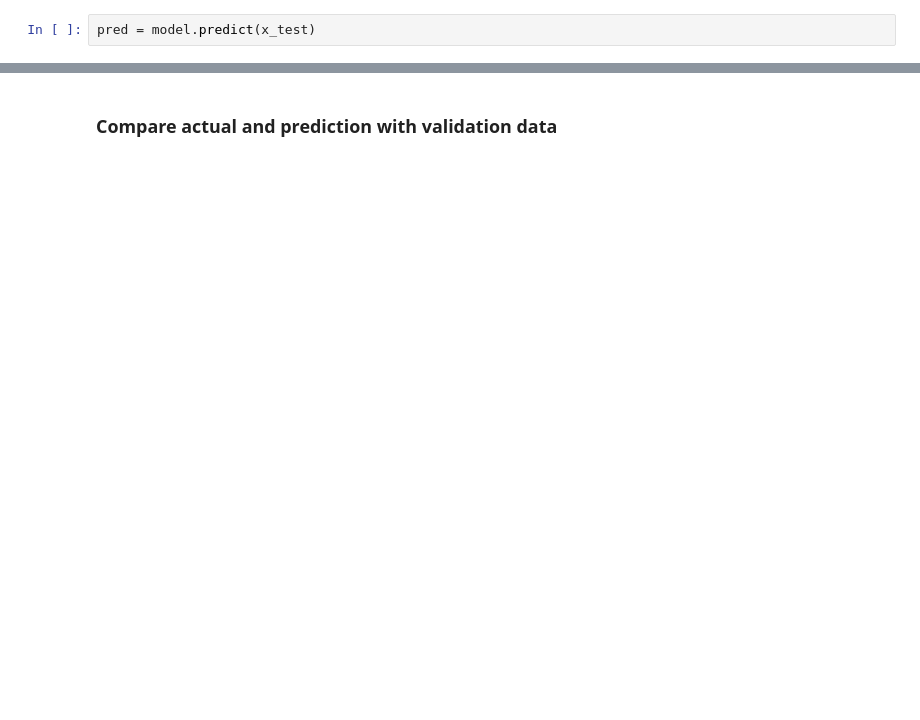
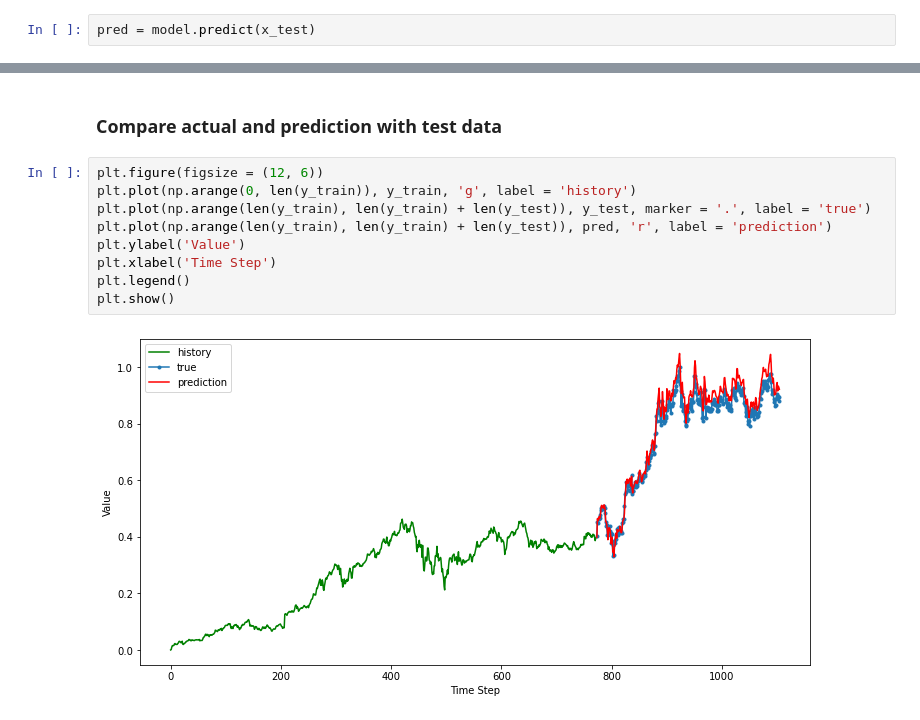
Before and after one commit to jjk-dev/time-series-analysis, a Jupyter notebook: stock-prediction.ipynb, the cells around one changed output, grey strips where cells are left out. Drawn from its saved outputs; the diff is of its cells as text; blank space fills up the shorter version.

```diff
--- a/stock-prediction.ipynb
+++ b/stock-prediction.ipynb
@@ -212,3 +225,14 @@ plt.show()
 # %% [markdown]
-### Compare actual and prediction with validation data
+### Compare actual and prediction with test data
+# %%
+plt.figure(figsize = (12, 6))
+plt.plot(np.arange(0, len(y_train)), y_train, 'g', label = 'history')
+plt.plot(np.arange(len(y_train), len(y_train) + len(y_test)), y_test, marker = '.', label = 'true')
+plt.plot(np.arange(len(y_train), len(y_train) + len(y_test)), pred, 'r', label = 'prediction')
+plt.ylabel('Value')
+plt.xlabel('Time Step')
+plt.legend()
+plt.show()
+# %% [output]
+[figure, added]
 # %%
```
Also changed, not shown: parts of 22 cells of this notebook, 1 other file.
